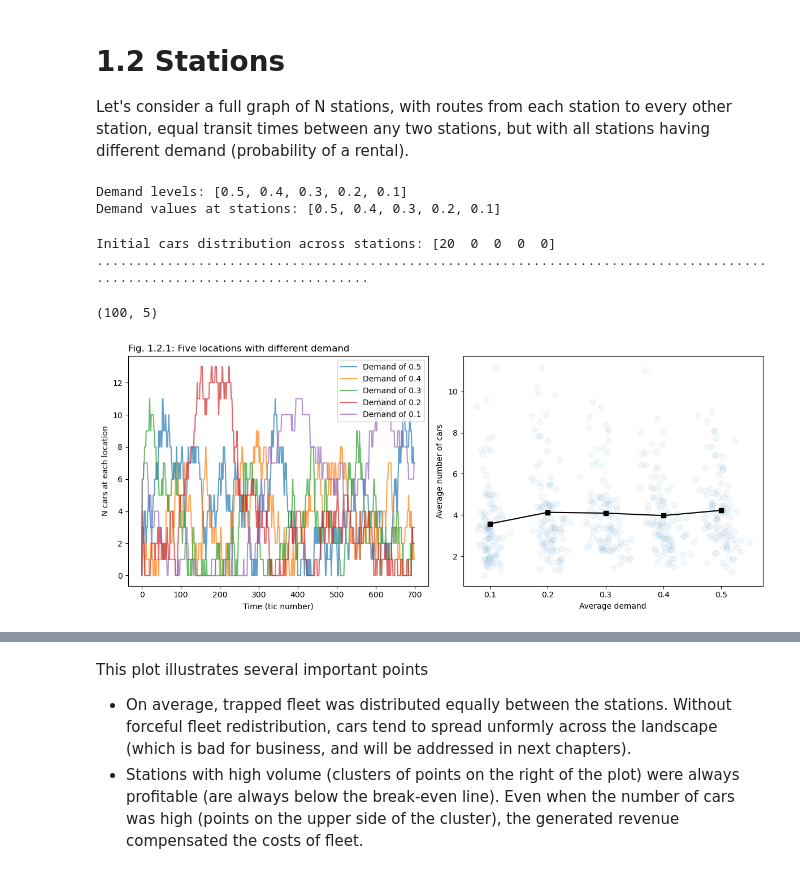
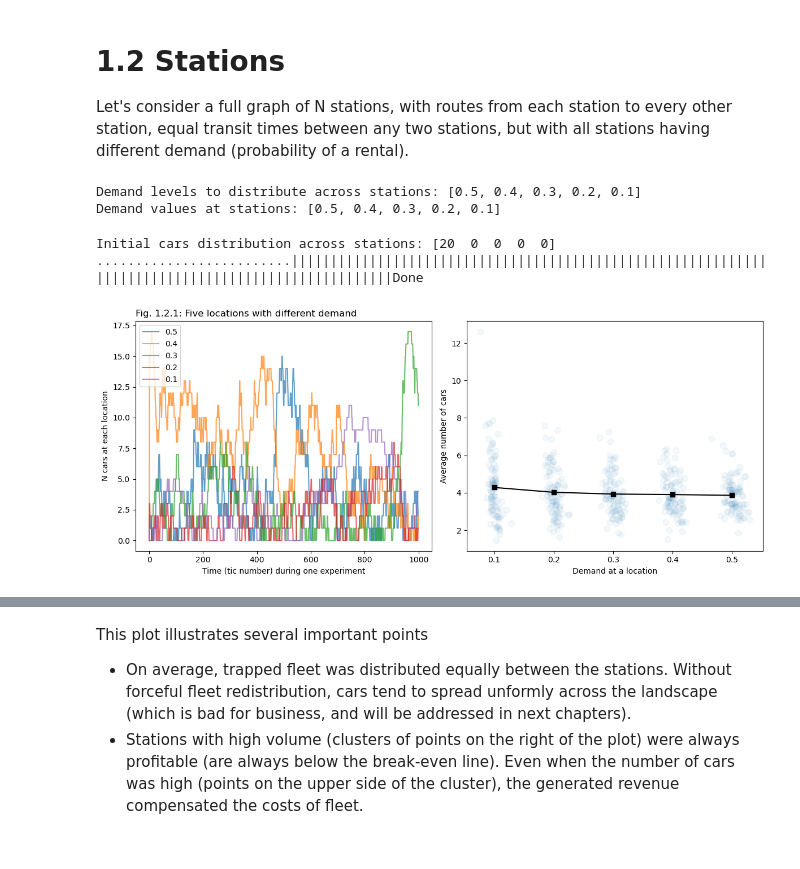
Before and after one commit to khakhalin/carsharing101, a Jupyter notebook: scripts/01natural_02stations.ipynb, the cells around one changed output, grey strips where cells are left out. Cells and saved outputs as stored; diff of their text form; code cells hidden in the pictures.

Commit message:
Five stations, natural behavior

```diff
--- a/scripts/01natural_02stations.ipynb
+++ b/scripts/01natural_02stations.ipynb
@@ -11,22 +11,24 @@ n_stations = 5
 n_levels = 5 # How many levels of demand are there
 default_demand = 0.5 # Order frequency, betweeen 0 and 1.
                      # If too low, many runs would be wasted. If too high, total_n_orders won't be binomial.
-n_steps_preparation = 20000 # For how many steps stats are NOT collected
-n_steps_per_experiment = 700
+n_steps_preparation = 50000 # For how many steps stats are NOT collected
+n_steps_per_experiment = 2000
 n_experiments = 100
 n_cars = 20
 
-n_steps =  n_steps_per_experiment*n_experiments + n_steps_preparation
+n_steps =  n_steps_preparation + n_steps_per_experiment*n_experiments  # Full number of steps to run
 
 demand_levels = (np.arange(n_levels, 0, -1)/n_levels * default_demand).tolist()
-print(f"Demand levels: {demand_levels}")
+print(f"Demand levels to distribute across stations: {demand_levels}")
 demand = (demand_levels * int(np.ceil(n_stations / n_levels)))[:n_stations] # Circular sampling, in case n_levels < n_stations
 print(f"Demand values at stations: {demand}")
 # %% [output]
-Demand levels: [0.5, 0.4, 0.3, 0.2, 0.1]
+Demand levels to distribute across stations: [0.5, 0.4, 0.3, 0.2, 0.1]
 Demand values at stations: [0.5, 0.4, 0.3, 0.2, 0.1]
 # %%
 # Main loop
+
+np.random.seed(1)
 cm1 = np.zeros(shape=(n_experiments, n_stations))
 average_cars = np.zeros(shape=(n_experiments, n_stations))
 total_attempts = np.zeros(shape=(n_experiments, n_stations))
@@ -38,65 +40,67 @@ state = np.array([n_cars] + [0]*(n_stations-1)) # Case of all cars injected in t
 #state = np.array([n_cars // n_stations]*n_stations) # Case of cars being distributed uniformly
 state[0] = n_cars - state[1:].sum() # Only needed for uniform cas (to make sure n_cars is right)
 print("Initial cars distribution across stations:", state)
+i_experiment = 0
 
 for i_step in range(n_steps):
-    attempts = (np.random.uniform(size=n_stations) < demand) # If a car was ordered
-    departures = attempts * (state > 0)
+    # Simulation. From each location, we only move one car at best.
+    attempts = (np.random.uniform(size=n_stations) < demand) # attempts to rent a single car
+    departures = attempts * (state > 0) # But the car only departs if there was a car there to begin with
     destinations = np.random.choice(
-        n_stations, size=n_stations, p=np.array(demand)/sum(demand)) # Where a car would go if ordered
-    # The formula above assumes that ultimately in and out flows for every station are balanced, so if
-    # few people depart from the station (low demand), it will also be unlikely to become a destination
-    # (that's why normalized demand is used as a probability parameter for random.choice)
+        n_stations, size=n_stations, p=np.array(demand)/sum(demand)) # Where a car would go if rented.
 
-    destinations[~departures] = -1 # If the car didn't leave then it doesn't arrive anywhere
+    destinations[~departures] = -1 # A necessary correction: if a car didn't leave, then it doesn't arrive anywhere
     arrivals = [sum(destinations==i) for i in range(n_stations)] # Manual pivot table
 
     state = state - departures + arrivals
 
-    if (i_step >= n_steps_per_experiment) and ((i_step - n_steps_preparation) % n_steps_per_experiment == 0):
-        i_experiment = (i_step - n_steps_preparation) // n_steps_per_experiment # Experiment counter
-        print('.', end='')
+    if i_step < n_steps_preparation: # Let the cars distribute
+        if i_step % n_steps_per_experiment ==  0:
+            print(".", end='')
 
     if i_step > n_steps_preparation: # Collect stats
-        cm1[i_experiment, :] += (departures + arrivals)/2/n_steps_per_experiment
+        cm1[i_experiment, :] += (departures + arrivals)/2/n_steps_per_experiment  # Symmetric allocation
         average_cars[i_experiment, :] += state/n_steps_per_experiment
         total_attempts[i_experiment, :] += attempts*1
-        total_rentals += departures
+        total_rentals[i_experiment, :] += departures*1
 
-        if (n_steps - i_step) < n_steps_per_experiment: # Last run
+        if (n_steps - i_step) < n_steps_per_experiment: # Last run, collect data for the plot
             state_history[(i_step - n_steps_preparation) % n_steps_per_experiment, :] = state
 
+        if (i_step - n_steps_preparation) % n_steps_per_experiment == 0:
+            # Start a new data collection segment
+            print("|", end='')
+            i_experiment = (i_step - n_steps_preparation) // n_steps_per_experiment # Experiment counter
 
-# Immediate outputs (debugging)
-average_cars.shape
+
+print("Done")
 # %% [output]
 Initial cars distribution across stations: [20  0  0  0  0]
-.........................................................................................................................
+.........................|||||||||||||||||||||||||||||||||||||||||||||||||||||||||||||||||||||||||||||||||||||||||||||||||||Done
-(100, 5)
 # %%
-# Save figure
+# Plot and save the figure
 
 plt.figure(figsize=(12, 5), facecolor='white')
+max_history = 1000
 
 # The tracks from one (last) experiment
 plt.subplot(121)
-plt.plot(state_history, alpha=0.7);
+plt.title("Fig. 1.2.1: Five locations with different demand", loc='left')
+plt.plot(state_history[:max_history, :], alpha=0.7);
 if n_stations <= 5:
-    plt.legend(labels=[f"Demand of {d}" for d in demand]);
-plt.xlabel("Time (tic number)")
+    plt.legend(labels=[f"{d}" for d in demand]);
+plt.xlabel("Time (tic number) during one experiment")
 plt.ylabel("N cars at each location");
-plt.title("Fig. 1.2.1: Five locations with different demand", loc='left')
 
 # Combined results
 plt.subplot(122)
 #plt.plot(list(demand)*n_experiments, history.flatten(), '.', alpha=0.05, markersize=15);
-plt.plot(total_attempts.flatten()/n_steps_per_experiment,
-         average_cars.flatten(), '.', alpha=0.05, markersize=15);
+plt.plot(total_attempts.flatten()/n_steps_per_experiment, average_cars.flatten(), '.', alpha=0.05, markersize=15);
 plt.plot(demand, average_cars.mean(axis=0), 'ks-')
-plt.xlabel("Average demand")
+plt.xlabel("Demand at a location")
 plt.ylabel("Average number of cars");
 
 plt.tight_layout()
 plt.savefig("../figures/01simple_02stations_01ncars.svg", dpi=300)
 # %% [output]
-[figure, old version]
+[figure, new version]
```
Also changed, not shown: parts of 4 cells of this notebook, 9 other files.
